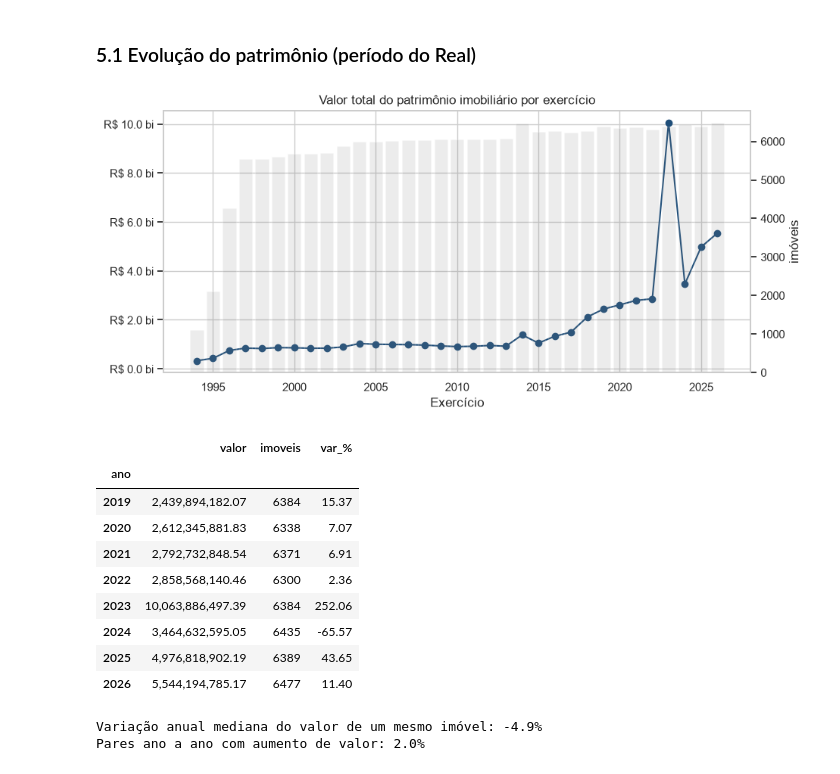
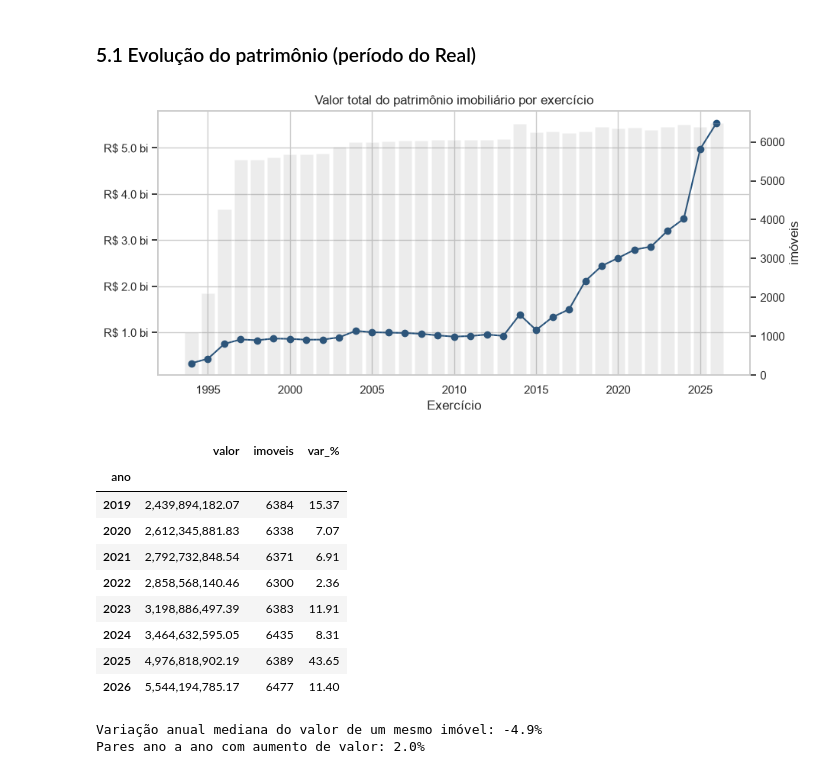
Before and after one commit to nicollasgaribaldi/Dados_Abertos_Bens_Imoveis_Bahia, a Jupyter notebook: notebooks/eda_bens_imoveis.ipynb, the cells around one changed output. Drawn from its saved outputs; the diff is of its cells as text; code cells hidden in the pictures.

```diff
--- a/notebooks/eda_bens_imoveis.ipynb
+++ b/notebooks/eda_bens_imoveis.ipynb
@@ -289,24 +306,24 @@ visíveis numa tabela de auditoria no dashboard. Para comparações entre munic
 # %% [markdown]
 ### 5.1 Evolução do patrimônio (período do Real)
 # %%
-serie = fato[~fato.fl_moeda_pre_real].groupby("ano").agg(valor=("valor", "sum"), imoveis=("sk_imovel", "count"))
+serie = fato[~fato.fl_moeda_pre_real & ~fato.fl_valor_atipico].groupby("ano").agg(valor=("valor", "sum"), imoveis=("sk_imovel", "count"))
 serie["var_%"] = 100 * serie.valor.pct_change()
 fig, ax = plt.subplots()
 ax.plot(serie.index, serie.valor, marker="o", color="#1f4e79")
 ax.yaxis.set_major_formatter(bi); ax.set(title="Valor total do patrimônio imobiliário por exercício", xlabel="Exercício")
 ax2 = ax.twinx(); ax2.bar(serie.index, serie.imoveis, alpha=.15, color="gray"); ax2.set_ylabel("imóveis"); ax2.grid(False)
 plt.show()
 serie.tail(8)
 # %% [output]
-[figure, old version]
+[figure, new version]
 |  | valor | imoveis | var_% |
 | ano |  |  |  |
 | 2019 | 2,439,894,182.07 | 6384 | 15.37 |
 | 2020 | 2,612,345,881.83 | 6338 | 7.07 |
 | 2021 | 2,792,732,848.54 | 6371 | 6.91 |
 | 2022 | 2,858,568,140.46 | 6300 | 2.36 |
-| 2023 | 10,063,886,497.39 | 6384 | 252.06 |
-| 2024 | 3,464,632,595.05 | 6435 | -65.57 |
+| 2023 | 3,198,886,497.39 | 6383 | 11.91 |
+| 2024 | 3,464,632,595.05 | 6435 | 8.31 |
 | 2025 | 4,976,818,902.19 | 6389 | 43.65 |
 | 2026 | 5,544,194,785.17 | 6477 | 11.40 |
 # %%
```
Also changed, not shown: parts of 7 cells of this notebook, 4 other files.
